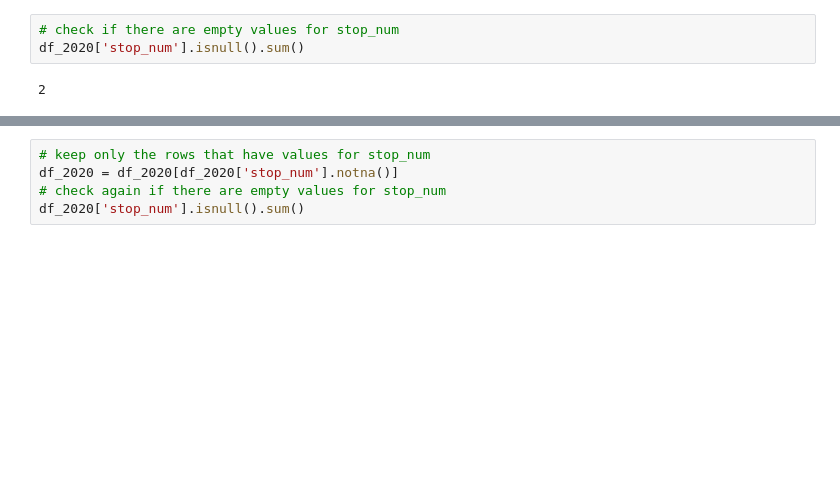
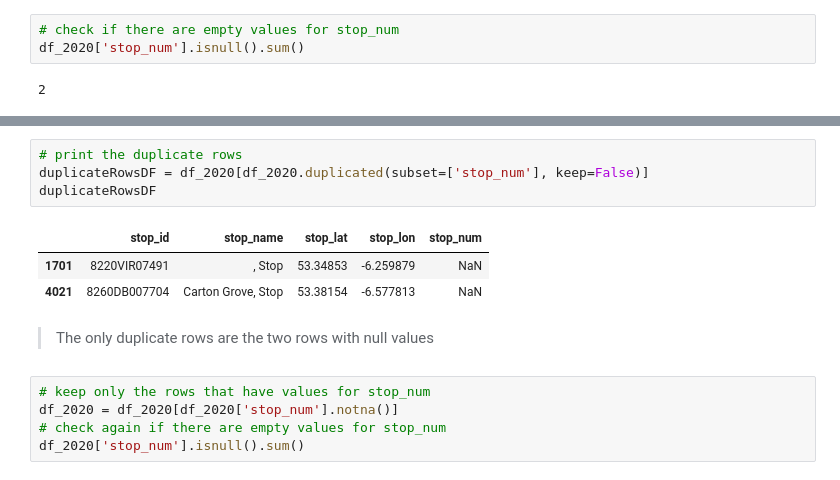
Before and after one commit to CityRoute/Data-Analytics-CityRoute, a Jupyter notebook: Dublin_Bus_GTFS/Bus-Stop-Analysis.ipynb, the cells around one changed output, grey strips where cells are left out. Saved outputs shown, nothing was run; the diff lists cells and outputs as text; blank space fills up the shorter version.

```diff
--- a/Dublin_Bus_GTFS/Bus-Stop-Analysis.ipynb
+++ b/Dublin_Bus_GTFS/Bus-Stop-Analysis.ipynb
@@ -405,3 +411,13 @@ There are 0 duplicated rows in this dataset (including row that is duplicated).
+# %%
+# print the duplicate rows
+duplicateRowsDF = df_2020[df_2020.duplicated(subset=['stop_num'], keep=False)]
+duplicateRowsDF
+# %% [output]
+|  | stop_id | stop_name | stop_lat | stop_lon | stop_num |
+| 1701 | 8220VIR07491 | , Stop | 53.34853 | -6.259879 | NaN |
+| 4021 | 8260DB007704 | Carton Grove, Stop | 53.38154 | -6.577813 | NaN |
+# %% [markdown]
+> The only duplicate rows are the two rows with null values
 # %%
 # keep only the rows that have values for stop_num
 df_2020 = df_2020[df_2020['stop_num'].notna()]
```
Also changed, not shown: parts of 18 cells of this notebook.
